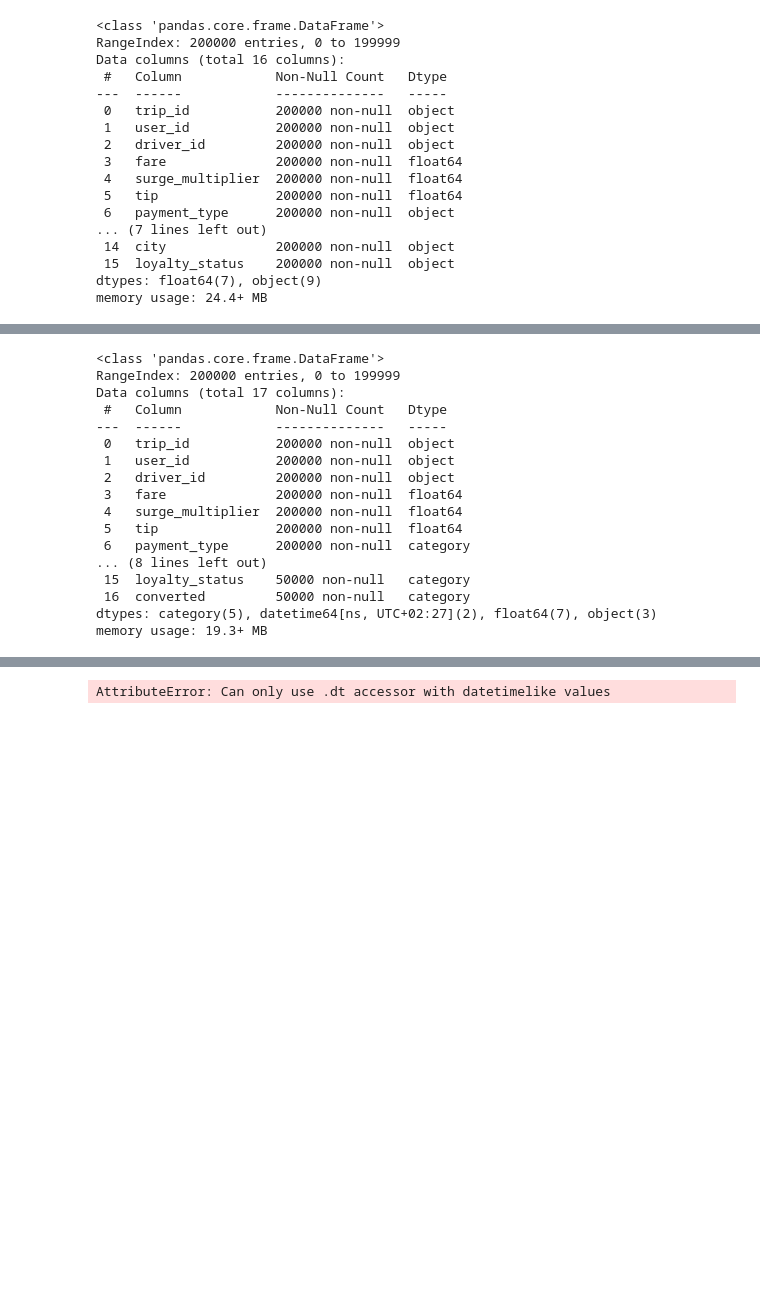
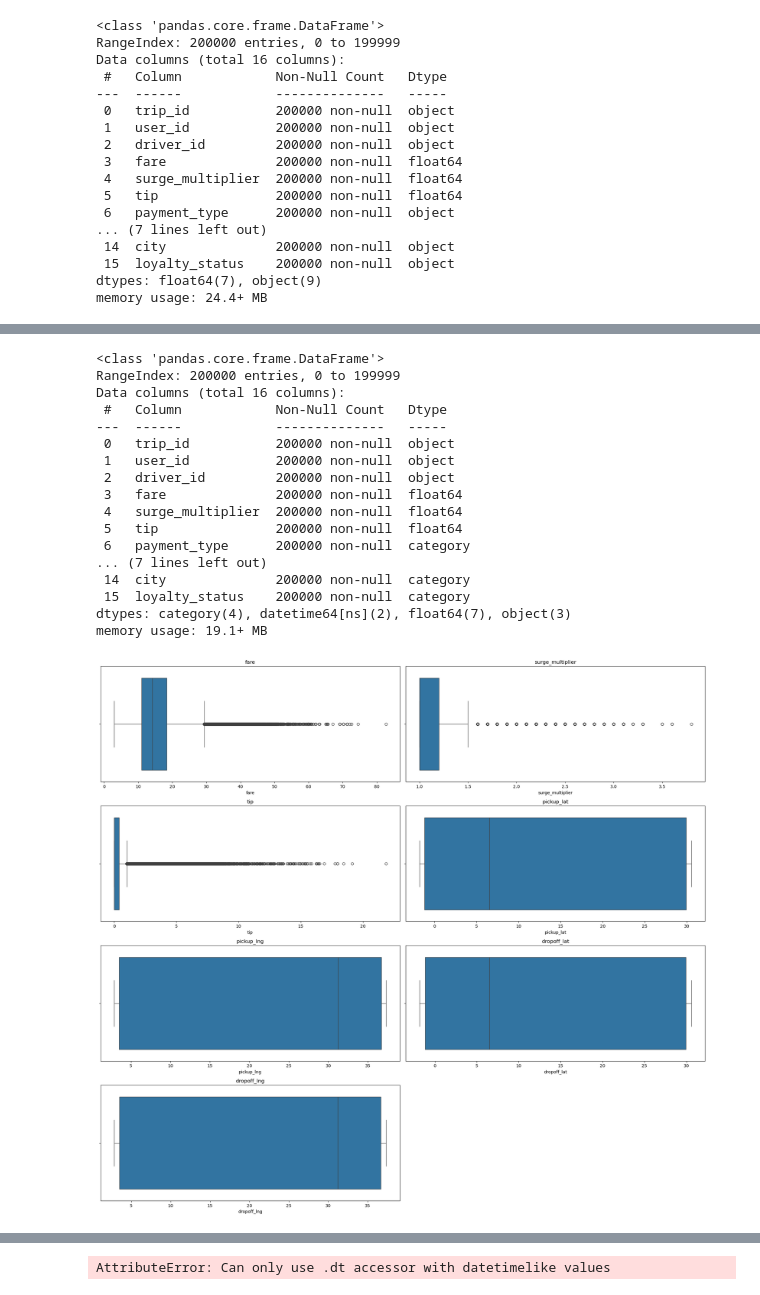
Before and after one commit to Richard-Gidi/Ridewise, a Jupyter notebook: EDA.ipynb, the cells around one changed output, grey strips where cells are left out. Cells and saved outputs as stored; diff of their text form; code cells hidden in the pictures; blank space fills up the shorter version.

Commit message:
Segmentation first commit(trips)

```diff
--- a/EDA.ipynb
+++ b/EDA.ipynb
@@ -2126,13 +2130,14 @@ Unique values in 'loyalty_status':
 ['Bronze' 'Gold' 'Silver' 'Platinum']
 # %%
 # Convert object columns to 'category' type
-category_columns = ['city', 'loyalty_status','converted','payment_type','weather']
+category_columns = ['city', 'loyalty_status','payment_type','weather']
 for col in category_columns:
     trips[col] =  trips[col].astype('category')
 
 # Convert date columns to datetime
 date_columns = ['dropoff_time','pickup_time']
 for col in date_columns:
+    trips[col] = trips[col].str.replace(r'\+\d{2}:\d{2}$', '', regex=True)
     trips[col] = pd.to_datetime(trips[col], errors='coerce')
 
 
@@ -2141,7 +2146,7 @@ trips.info()
 # %% [output]
 <class 'pandas.core.frame.DataFrame'>
 RangeIndex: 200000 entries, 0 to 199999
-Data columns (total 17 columns):
+Data columns (total 16 columns):
  #   Column            Non-Null Count   Dtype
 ---  ------            --------------   -----
  0   trip_id           200000 non-null  object
@@ -2151,8 +2156,33 @@ Data columns (total 17 columns):
  4   surge_multiplier  200000 non-null  float64
  5   tip               200000 non-null  float64
  6   payment_type      200000 non-null  category
-... (8 lines left out)
- 15  loyalty_status    50000 non-null   category
- 16  converted         50000 non-null   category
-dtypes: category(5), datetime64[ns, UTC+02:27](2), float64(7), object(3)
-memory usage: 19.3+ MB
+... (7 lines left out)
+ 14  city              200000 non-null  category
+ 15  loyalty_status    200000 non-null  category
+dtypes: category(4), datetime64[ns](2), float64(7), object(3)
+memory usage: 19.1+ MB
+# %%
+#Get names of all numerical feature
+num_vars=trips.select_dtypes(include=['int','float']).columns.tolist()
+
+# Create a figure with subplots
+
+num_cols=len(num_vars)
+num_rows = num_cols
+fig,axes=plt.subplots(nrows=num_cols,ncols=2,figsize=(20,4.5*num_rows))
+axes=axes.flatten()
+
+# Create a countplot for the top 6  values
+for i, var in enumerate(num_vars):
+    sns.boxplot(x=trips[var],ax=axes[i])
+    axes[i].set_title(var)
+
+# Remove any extra empty subplots if needed
+if num_cols < len(axes):
+    for i in range(num_cols,len(axes)):
+        fig.delaxes(axes[i])
+
+# Adjust spacing  between subplots
+fig.tight_layout()
+# %% [output]
+[figure, added]
```
Also changed, not shown: parts of 21 cells of this notebook.
